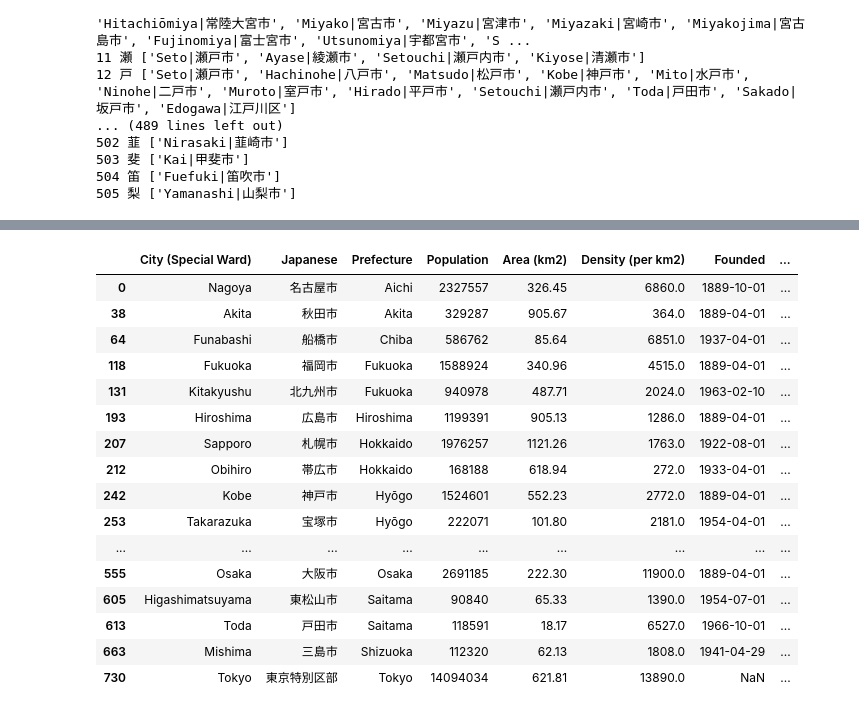
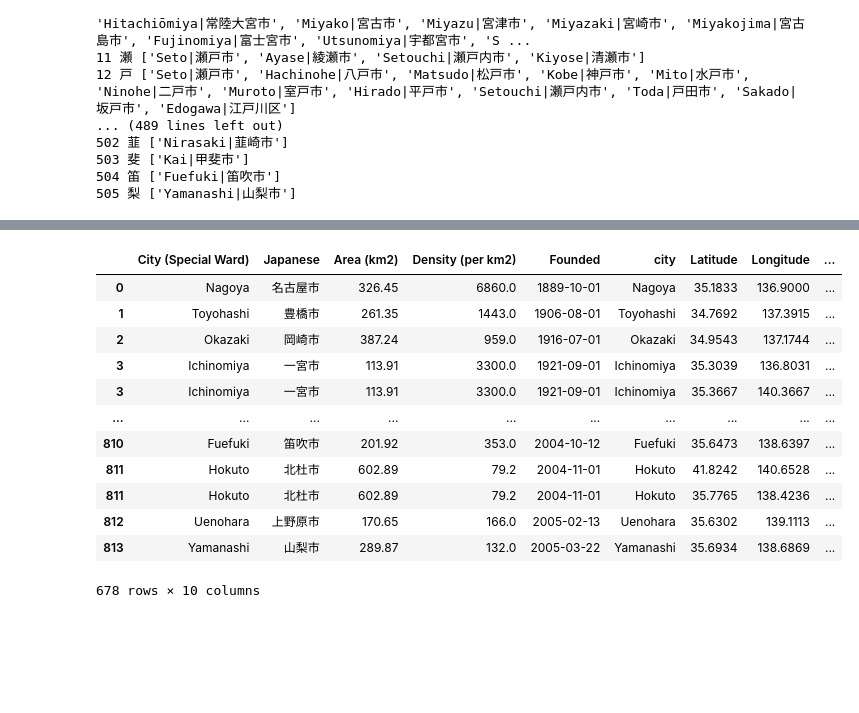
Before and after one commit to branmkam/geokanji, a Jupyter notebook: data/japaneseprefs.ipynb, the cells around one changed output, grey strips where cells are left out. Saved outputs shown, nothing was run; the diff lists cells and outputs as text; code cells hidden in the pictures; blank space fills up the shorter version.

```diff
--- a/data/japaneseprefs.ipynb
+++ b/data/japaneseprefs.ipynb
@@ -447,25 +466,28 @@ KeyError: 'Place Name'
+# %%
+#OR
+jcitiesfull = pd.read_csv('japancitiesfull.csv')
+jcitiesfull = jcitiesfull[jcitiesfull.country == 'Japan']
+t1 = jcitiesfull.drop(columns=['iso2', 'iso3', 'capital', 'id', 'country'])
+t1 = t1.rename(columns={'lat': 'Latitude', 'lng': 'Longitude', 'admin_name': 'Pref'})
 # %%
-t2 = cities.join(t1.set_index('cityName'), on='City (Special Ward)')
+t2 = cities.join(t1.set_index('city_ascii'), on='City (Special Ward)')
 t2 = t2.dropna(subset='Longitude')
 t2 = t2.drop(columns='Website')
+t2 = t2.drop(columns=['Population', 'Prefecture']).rename(columns={'population': 'Population', 'Pref': 'Prefecture'})
 t2
 # %% [output]
-|  | City (Special Ward) | Japanese | Prefecture | Population | Area (km2) | Density (per km2) | Founded | ... |
-| 0 | Nagoya | 名古屋市 | Aichi | 2327557 | 326.45 | 6860.0 | 1889-10-01 | ... |
-| 38 | Akita | 秋田市 | Akita | 329287 | 905.67 | 364.0 | 1889-04-01 | ... |
-| 64 | Funabashi | 船橋市 | Chiba | 586762 | 85.64 | 6851.0 | 1937-04-01 | ... |
-| 118 | Fukuoka | 福岡市 | Fukuoka | 1588924 | 340.96 | 4515.0 | 1889-04-01 | ... |
-| 131 | Kitakyushu | 北九州市 | Fukuoka | 940978 | 487.71 | 2024.0 | 1963-02-10 | ... |
-| 193 | Hiroshima | 広島市 | Hiroshima | 1199391 | 905.13 | 1286.0 | 1889-04-01 | ... |
-| 207 | Sapporo | 札幌市 | Hokkaido | 1976257 | 1121.26 | 1763.0 | 1922-08-01 | ... |
-| 212 | Obihiro | 帯広市 | Hokkaido | 168188 | 618.94 | 272.0 | 1933-04-01 | ... |
-| 242 | Kobe | 神戸市 | Hyōgo | 1524601 | 552.23 | 2772.0 | 1889-04-01 | ... |
-| 253 | Takarazuka | 宝塚市 | Hyōgo | 222071 | 101.80 | 2181.0 | 1954-04-01 | ... |
-| ... | ... | ... | ... | ... | ... | ... | ... | ... |
-| 555 | Osaka | 大阪市 | Osaka | 2691185 | 222.30 | 11900.0 | 1889-04-01 | ... |
-| 605 | Higashimatsuyama | 東松山市 | Saitama | 90840 | 65.33 | 1390.0 | 1954-07-01 | ... |
-| 613 | Toda | 戸田市 | Saitama | 118591 | 18.17 | 6527.0 | 1966-10-01 | ... |
-| 663 | Mishima | 三島市 | Shizuoka | 112320 | 62.13 | 1808.0 | 1941-04-29 | ... |
-| 730 | Tokyo | 東京特別区部 | Tokyo | 14094034 | 621.81 | 13890.0 | NaN | ... |
+|  | City (Special Ward) | Japanese | Area (km2) | Density (per km2) | Founded | city | Latitude | Longitude | ... |
+| 0 | Nagoya | 名古屋市 | 326.45 | 6860.0 | 1889-10-01 | Nagoya | 35.1833 | 136.9000 | ... |
+| 1 | Toyohashi | 豊橋市 | 261.35 | 1443.0 | 1906-08-01 | Toyohashi | 34.7692 | 137.3915 | ... |
+| 2 | Okazaki | 岡崎市 | 387.24 | 959.0 | 1916-07-01 | Okazaki | 34.9543 | 137.1744 | ... |
+| 3 | Ichinomiya | 一宮市 | 113.91 | 3300.0 | 1921-09-01 | Ichinomiya | 35.3039 | 136.8031 | ... |
+| 3 | Ichinomiya | 一宮市 | 113.91 | 3300.0 | 1921-09-01 | Ichinomiya | 35.3667 | 140.3667 | ... |
+| ... | ... | ... | ... | ... | ... | ... | ... | ... | ... |
+| 810 | Fuefuki | 笛吹市 | 201.92 | 353.0 | 2004-10-12 | Fuefuki | 35.6473 | 138.6397 | ... |
+| 811 | Hokuto | 北杜市 | 602.89 | 79.2 | 2004-11-01 | Hokuto | 41.8242 | 140.6528 | ... |
+| 811 | Hokuto | 北杜市 | 602.89 | 79.2 | 2004-11-01 | Hokuto | 35.7765 | 138.4236 | ... |
+| 812 | Uenohara | 上野原市 | 170.65 | 166.0 | 2005-02-13 | Uenohara | 35.6302 | 139.1113 | ... |
+| 813 | Yamanashi | 山梨市 | 289.87 | 132.0 | 2005-03-22 | Yamanashi | 35.6934 | 138.6869 | ... |
+678 rows × 10 columns
 # %%
 t2.reset_index().to_json('startcities.json', orient='index')
```
Also changed, not shown: parts of 8 cells of this notebook, 13 other files.
